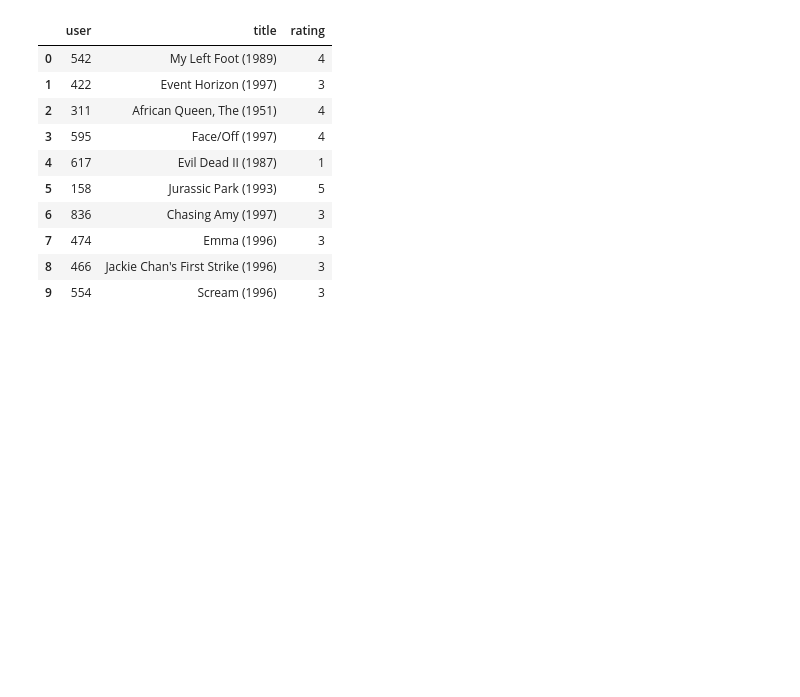
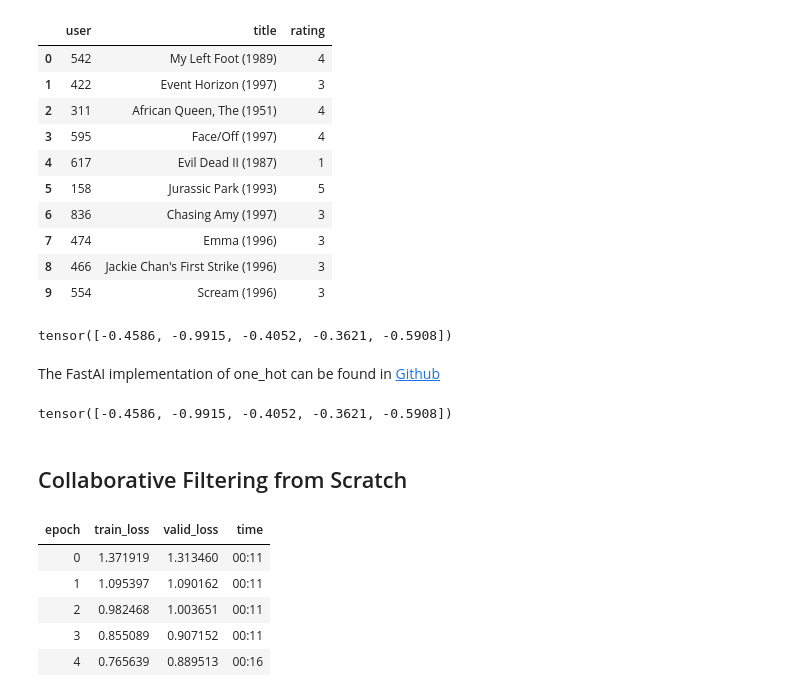
Before and after one commit to bachaudhry/FastAI-22-23, a Jupyter notebook: FastAI_2022_Collaborative_Filtering.ipynb, the cells around one changed output. Cells and saved outputs as stored; diff of their text form; code cells hidden in the pictures; blank space fills up the shorter version.

Commit message:
Created learner and trained using simple NN

```diff
--- a/FastAI_2022_Collaborative_Filtering.ipynb
+++ b/FastAI_2022_Collaborative_Filtering.ipynb
@@ -92,3 +92,55 @@ dls.show_batch()
 | 7 | 474 | Emma (1996) | 3 |
 | 8 | 466 | Jackie Chan's First Strike (1996) | 3 |
 | 9 | 554 | Scream (1996) | 3 |
+# %%
+# PyTorch, however, does not allow the usage of direct crosstab representations
+# It's simple matrices from here on out! Like so,
+n_users = len(dls.classes['user'])
+n_movies = len(dls.classes['title'])
+n_factors = 5
+
+user_factors = torch.randn(n_users, n_factors)
+movie_factors = torch.randn(n_movies, n_factors)
+# %%
+# It should be noted that we have to look up the indeces of our movies and users
+# latent factor matrices to carry out a dot product operation.
+# We can represent look up in an index as a matrix product by replacing indeces
+# with one hot encoded vectors. For e.g., multiplying a vector by a one hot
+# encoded vector representing the index 3.
+one_hot_3 = one_hot(3, n_users).float()
+
+user_factors.t() @ one_hot_3
+# %% [output]
+tensor([-0.4586, -0.9915, -0.4052, -0.3621, -0.5908])
+# %% [markdown]
+The FastAI implementation of one_hot can be found in [Github](https://https://github.com/fastai/fastai/blob/master/fastai/torch_core.py#L660)
+# %%
+# This is the same vector as the one in index 3
+user_factors[3]
+# %% [output]
+tensor([-0.4586, -0.9915, -0.4052, -0.3621, -0.5908])
+# %% [markdown]
+## Collaborative Filtering from Scratch
+# %%
+class DotProduct(Module):
+  def __init__(self, n_users, n_movies, n_factors):
+    self.user_factors = Embedding(n_users, n_factors)
+    self.movie_factors = Embedding(n_movies, n_factors)
+
+  def forward(self, x):
+    users = self.user_factors(x[:, 0])
+    movies = self.movie_factors(x[:, 1])
+    return (users * movies).sum(dim=1)
+# %%
+# Creating learner, by using the plainn Learner class
+model = DotProduct(n_users, n_movies, 50)
+learn = Learner(dls, model, loss_func=MSELossFlat())
+
+learn.fit_one_cycle(5, 5e-3)
+# %% [output]
+| epoch | train_loss | valid_loss | time |
+| 0 | 1.371919 | 1.313460 | 00:11 |
+| 1 | 1.095397 | 1.090162 | 00:11 |
+| 2 | 0.982468 | 1.003651 | 00:11 |
+| 3 | 0.855089 | 0.907152 | 00:11 |
+| 4 | 0.765639 | 0.889513 | 00:16 |
```
Also changed, not shown: parts of 2 cells of this notebook.
